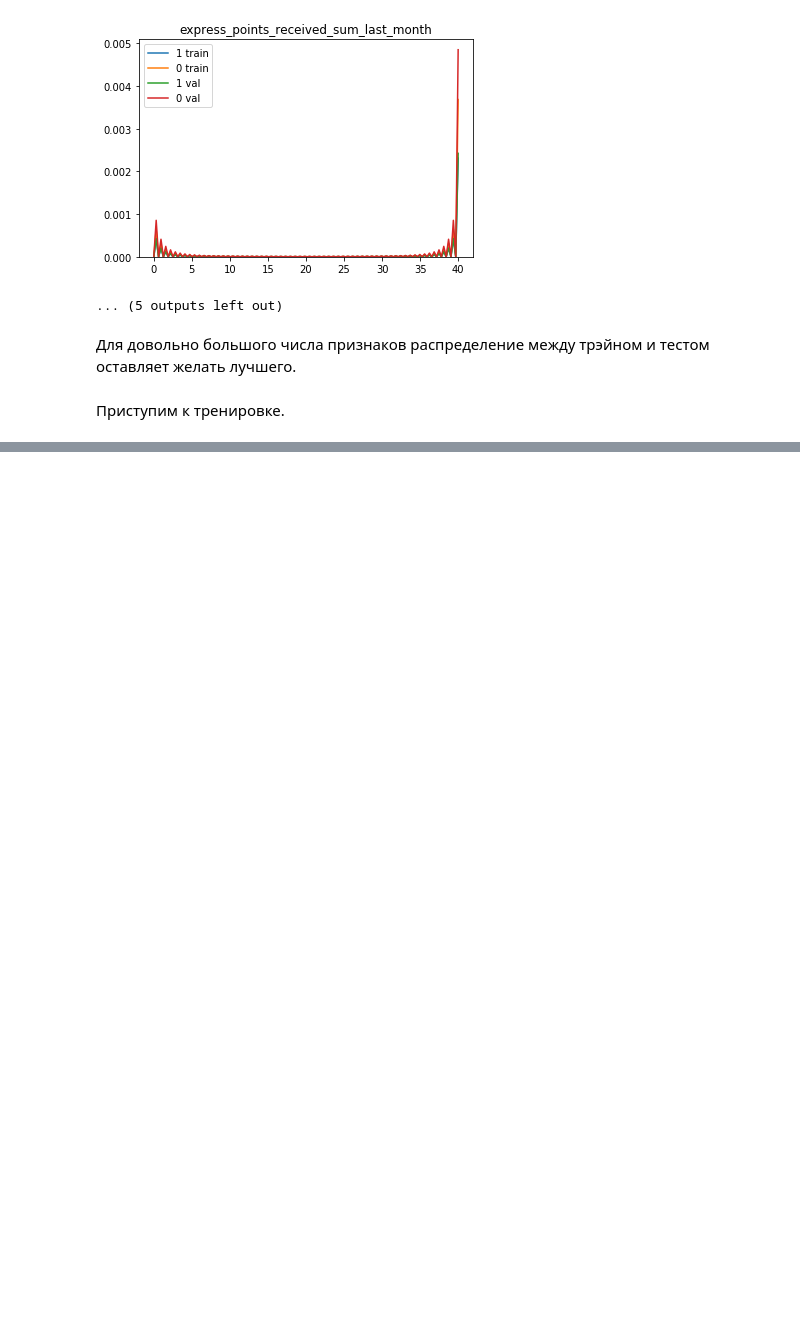
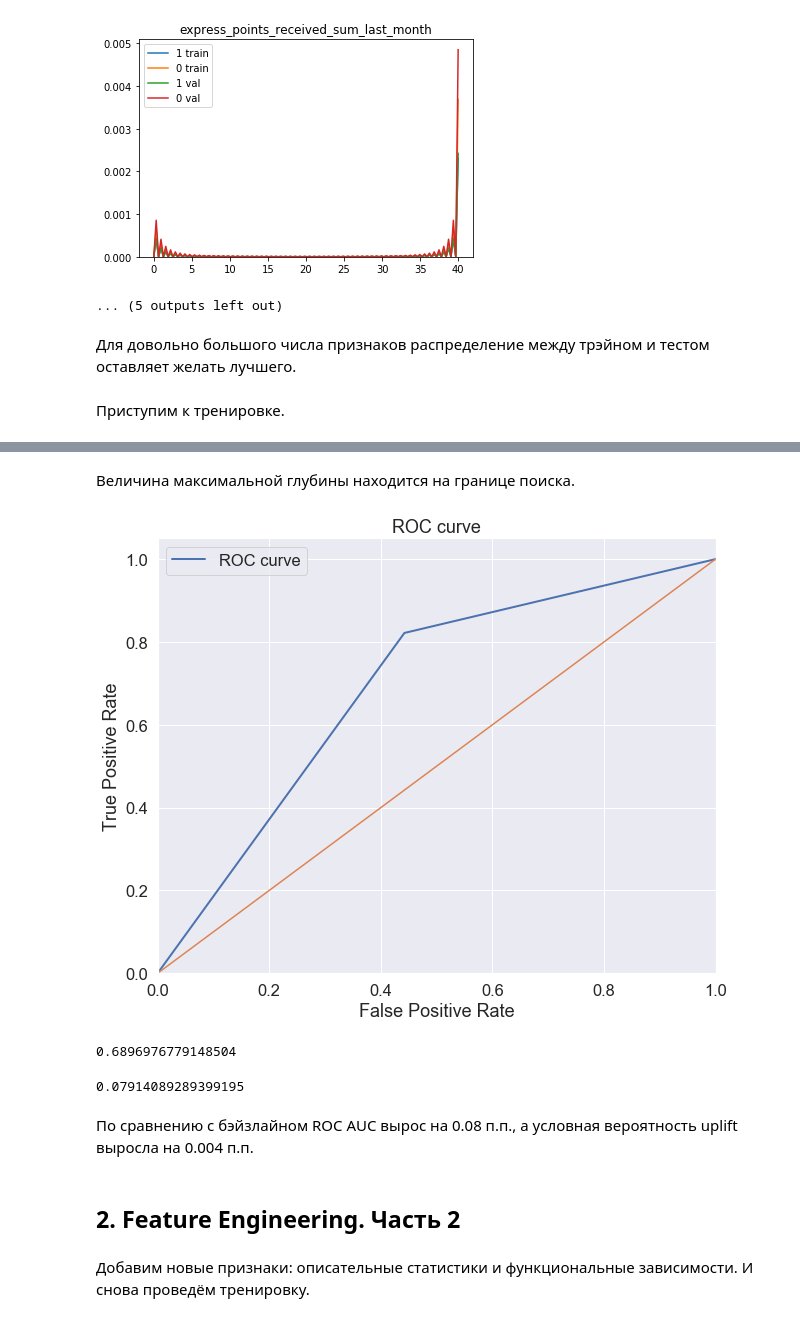
Before and after one commit to doksketch/call-you-maybe, a Jupyter notebook: sandbox/01_feature engineering.ipynb, the cells around one changed output, grey strips where cells are left out. Cells and saved outputs as stored; diff of their text form; code cells hidden in the pictures; blank space fills up the shorter version.

```diff
--- a/sandbox/01_feature engineering.ipynb
+++ b/sandbox/01_feature engineering.ipynb
@@ -434,17 +439,8 @@ for i in train_mean_target_part[num_features]:
 # %%
-#параметры кроссвалидации
-cv_params = {'num_boost_round': 600,
-             'nfold': 12,
-             'shuffle': True,
-             'stratified': True,
-             'maximize': False,
-             'early_stopping_rounds': 20
-              }
-
 #пространство поиска
 space_freq = {
               'objective': 'binary:logistic',
-              'max_depth': hp.choice('max_depth', [5, 8, 10, 12]),
+              'max_depth': scope.int(hp.quniform('max_depth', 5, 11, 1)),
               'min_child_weight': hp.uniform('min_child_weight', 0, 50),
               'subsample': hp.uniform('subsample', 0.5, 1),
               'colsample_bytree': hp.uniform('colsample_bytree', 0.5, 1),
@@ -458,3 +454,10 @@ train_params = {
                 'num_boost_round': 600,
                 'maximize': False,
                 'verbose_eval': False}
+# %%
+best_params = ModelTuning.tune(x=train_mean_target_part,
+                              y=y_train,
+                              model=xgb.XGBClassifier)
+# %%
+best_params = space_eval(space_freq, best_params)
+best_params
@@ -460,0 +474,38 @@ train_params = {
+# %% [markdown]
+Величина максимальной глубины находится на границе поиска.
+# %%
+preds = ModelTuning.get_predictions(best_params=best_params,
+                        train_params=train_params,
+                        train=train_mean_target_part,
+                        y=y_train,
+                        valid=valid_mean_target,
+                        model=xgb.XGBClassifier)
+# %%
+ModelTuning.roc_auc_plot(y_test = y_valid,
+                        preds=preds)
+# %% [output]
+[figure, added]
+# %%
+print(ModelTuning.grade(y_test = y_valid,
+                        preds=preds))
+# %% [output]
+0.6896976779148504
+# %%
+ModelTuning.two_models(best_params = best_params,
+                       train_params = train_params,
+                       model = xgb.XGBClassifier,
+                       train = train_mean_target_part,
+                       y_train = y_train,
+                       treat_train = treat_train,
+                       valid=valid_mean_target,
+                       y_valid = y_valid,
+                       k=0.3,
+                       strategy='by_group')
+# %% [output]
+0.07914089289399195
+# %% [markdown]
+По сравнению с бэйзлайном ROC AUC вырос на 0.08 п.п., а условная вероятность uplift выросла на 0.004 п.п.
+# %% [markdown]
+## 2. Feature Engineering. Часть 2
+# %% [markdown]
+Добавим новые признаки: описательные статистики и функциональные зависимости. И снова проведём тренировку.
```
Also changed, not shown: parts of 15 cells of this notebook.
